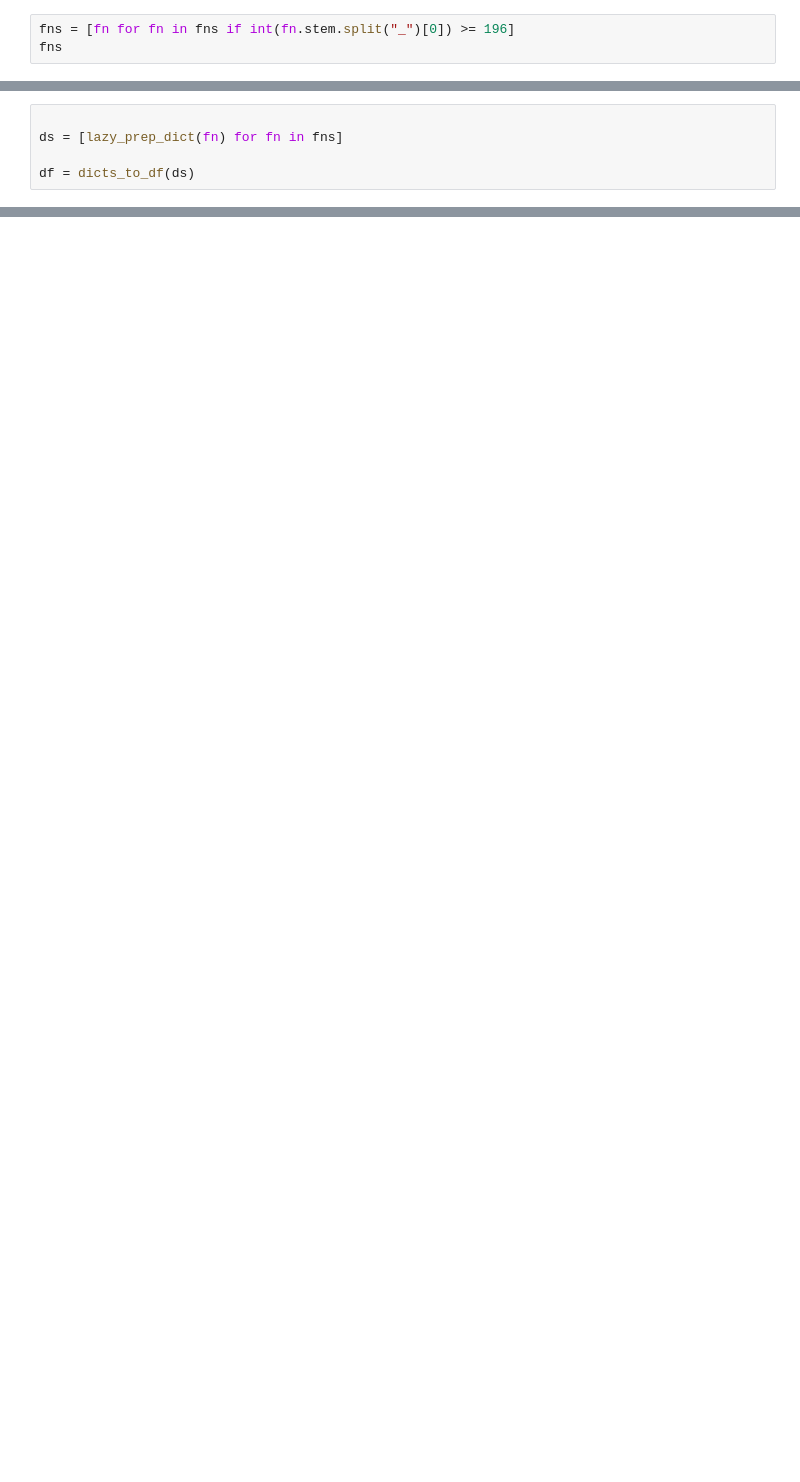
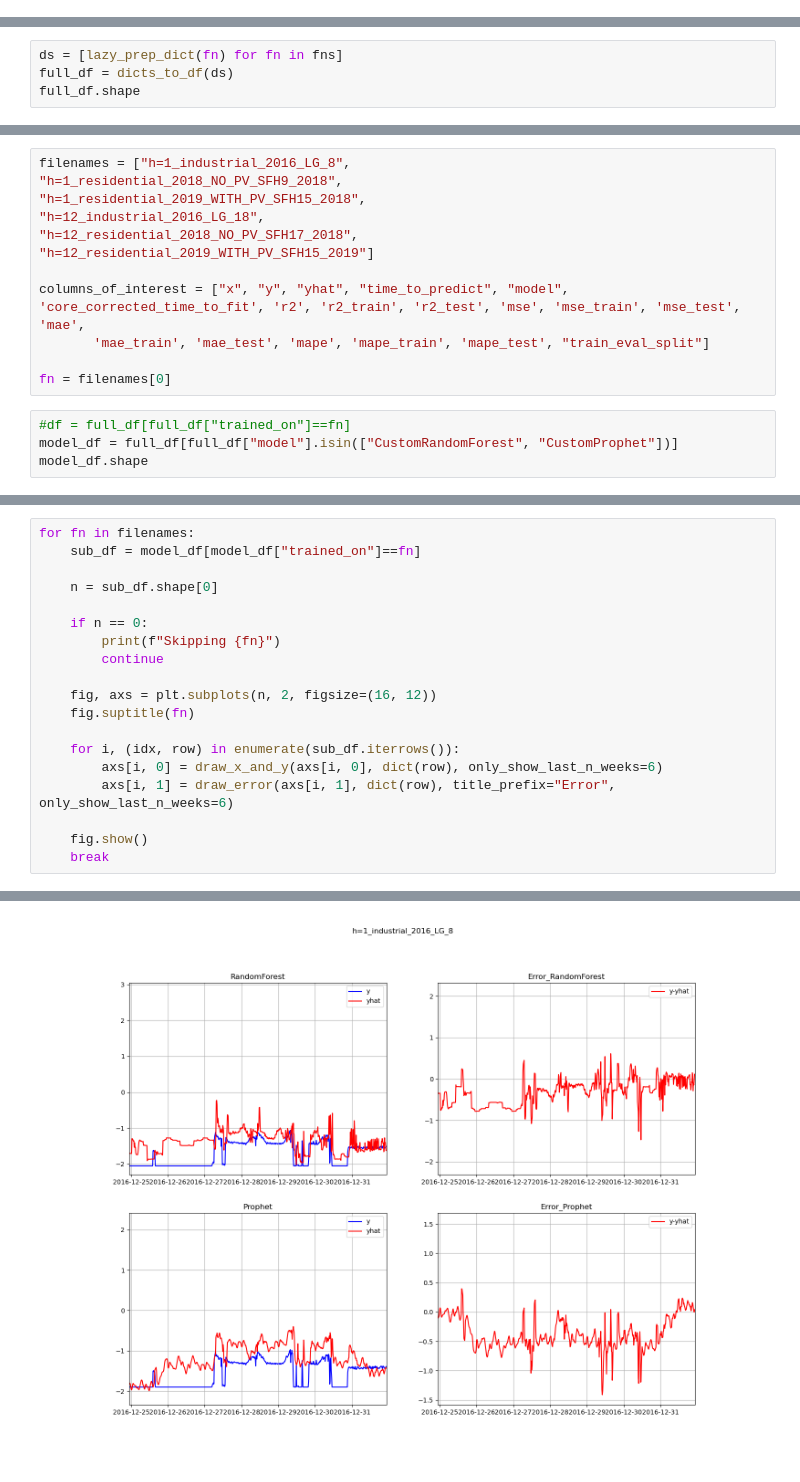
Before and after one commit to Flinverdaasdonk/forecasting, a Jupyter notebook: useful_notebooks/analyze_logs.ipynb, the cells around one changed output, grey strips where cells are left out. Saved outputs shown, nothing was run; the diff lists cells and outputs as text; blank space fills up the shorter version.

```diff
--- a/useful_notebooks/analyze_logs.ipynb
+++ b/useful_notebooks/analyze_logs.ipynb
@@ -54,3 +155,0 @@ fns = [fn for fn in log_dir.iterdir() if fn.is_file()]
-# %%
-fns = [fn for fn in fns if int(fn.stem.split("_")[0]) >= 196]
-fns
@@ -60,5 +156,4 @@ fns
 # %%
-
 ds = [lazy_prep_dict(fn) for fn in fns]
-
-df = dicts_to_df(ds)
+full_df = dicts_to_df(ds)
+full_df.shape
@@ -92,0 +185,16 @@ x[0]
+# %%
+filenames = ["h=1_industrial_2016_LG_8",
+"h=1_residential_2018_NO_PV_SFH9_2018",
+"h=1_residential_2019_WITH_PV_SFH15_2018",
+"h=12_industrial_2016_LG_18",
+"h=12_residential_2018_NO_PV_SFH17_2018",
+"h=12_residential_2019_WITH_PV_SFH15_2019"]
+
+columns_of_interest = ["x", "y", "yhat", "time_to_predict", "model", 'core_corrected_time_to_fit', 'r2', 'r2_train', 'r2_test', 'mse', 'mse_train', 'mse_test', 'mae',
+       'mae_train', 'mae_test', 'mape', 'mape_train', 'mape_test', "train_eval_split"]
+
+fn = filenames[0]
+# %%
+#df = full_df[full_df["trained_on"]==fn]
+model_df = full_df[full_df["model"].isin(["CustomRandomForest", "CustomProphet"])]
+model_df.shape
@@ -92,0 +303,20 @@ x[0]
+# %%
+for fn in filenames:
+    sub_df = model_df[model_df["trained_on"]==fn]
+
+    n = sub_df.shape[0]
+
+    if n == 0:
+        print(f"Skipping {fn}")
+        continue
+
+    fig, axs = plt.subplots(n, 2, figsize=(16, 12))
+    fig.suptitle(fn)
+
+    for i, (idx, row) in enumerate(sub_df.iterrows()):
+        axs[i, 0] = draw_x_and_y(axs[i, 0], dict(row), only_show_last_n_weeks=6)
+        axs[i, 1] = draw_error(axs[i, 1], dict(row), title_prefix="Error", only_show_last_n_weeks=6)
+
+    fig.show()
+    break
+# %% [output]
@@ -92,0 +327 @@ x[0]
+[figure, added]
```
Also changed, not shown: parts of 18 cells of this notebook, 4 other files.
